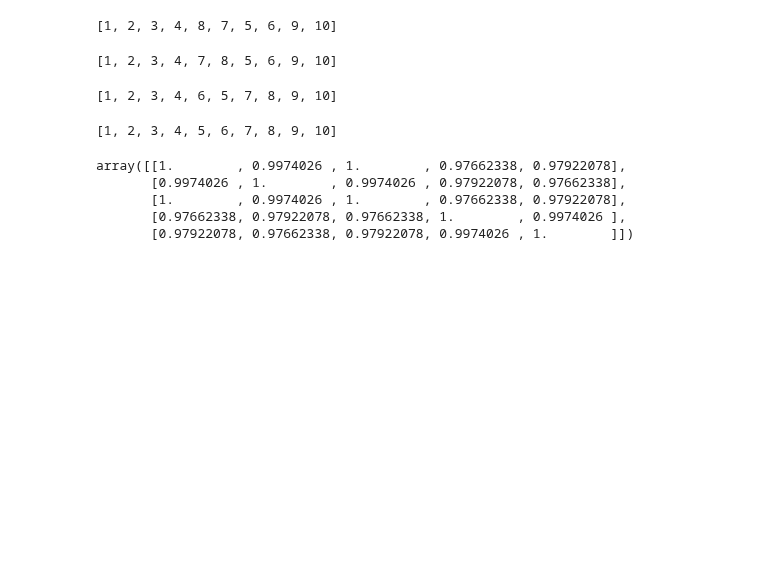
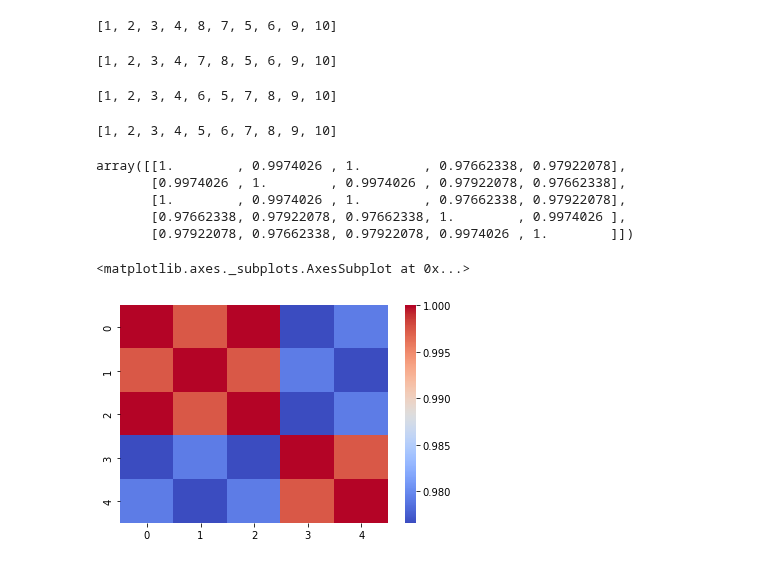
Before and after one commit to jeanlucjackson/w266_NLP_final_project, a Jupyter notebook: code/sandboxes/RR/rr_evaluation_sandbox.ipynb, the cells around one changed output. Saved outputs shown, nothing was run; the diff lists cells and outputs as text; code cells hidden in the pictures; blank space fills up the shorter version.

```diff
--- a/code/sandboxes/RR/rr_evaluation_sandbox.ipynb
+++ b/code/sandboxes/RR/rr_evaluation_sandbox.ipynb
@@ -123,10 +122,16 @@ vector_bertscore_f1
 # %% [output]
 [1, 2, 3, 4, 5, 6, 7, 8, 9, 10]
 # %%
-cosine_similarity([vector_rouge1, vector_rouge2, vector_rougeL, vector_bleurt, vector_bertscore_f1])
+result = cosine_similarity([vector_rouge1, vector_rouge2, vector_rougeL, vector_bleurt, vector_bertscore_f1])
+result
 # %% [output]
 array([[1.        , 0.9974026 , 1.        , 0.97662338, 0.97922078],
        [0.9974026 , 1.        , 0.9974026 , 0.97922078, 0.97662338],
        [1.        , 0.9974026 , 1.        , 0.97662338, 0.97922078],
        [0.97662338, 0.97922078, 0.97662338, 1.        , 0.9974026 ],
        [0.97922078, 0.97662338, 0.97922078, 0.9974026 , 1.        ]])
+# %%
+sns.heatmap(result, cmap="coolwarm")
+# %% [output]
+<matplotlib.axes._subplots.AxesSubplot at 0x...>
+[figure, added]
```
Also changed, not shown: parts of 9 cells of this notebook.
